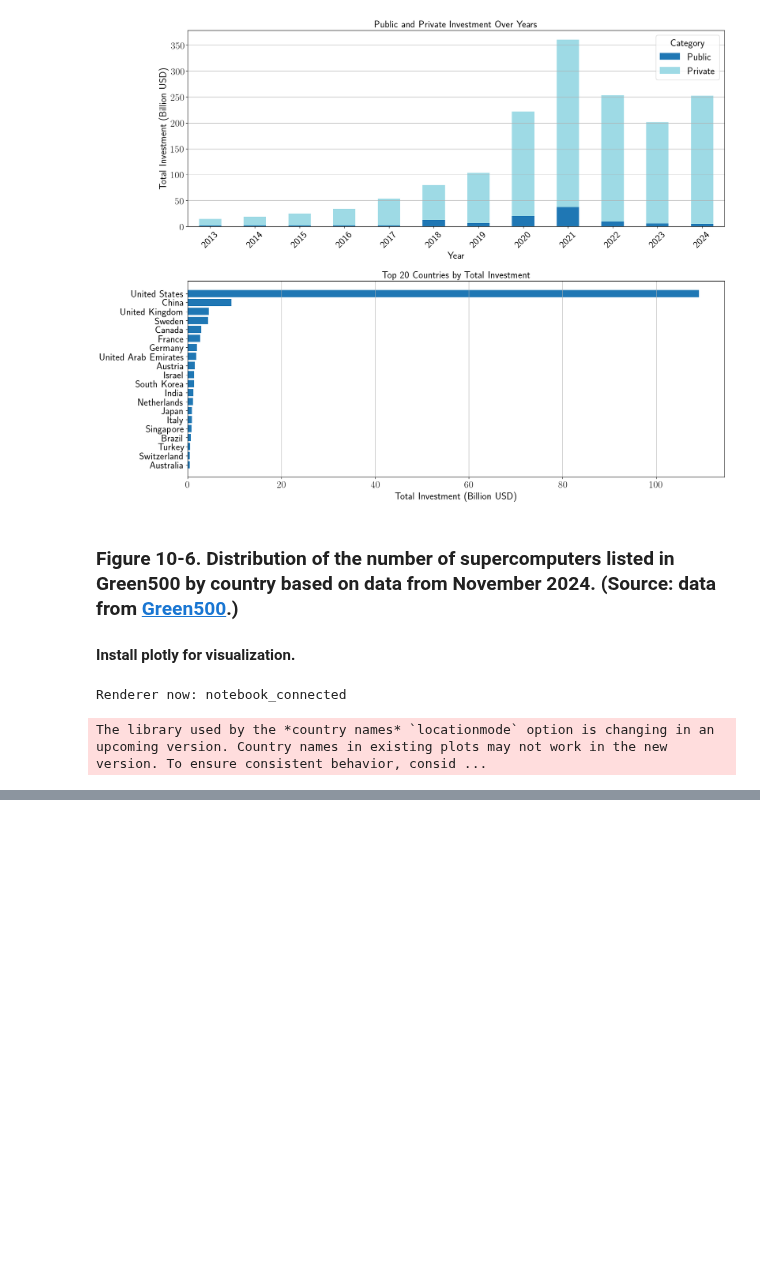
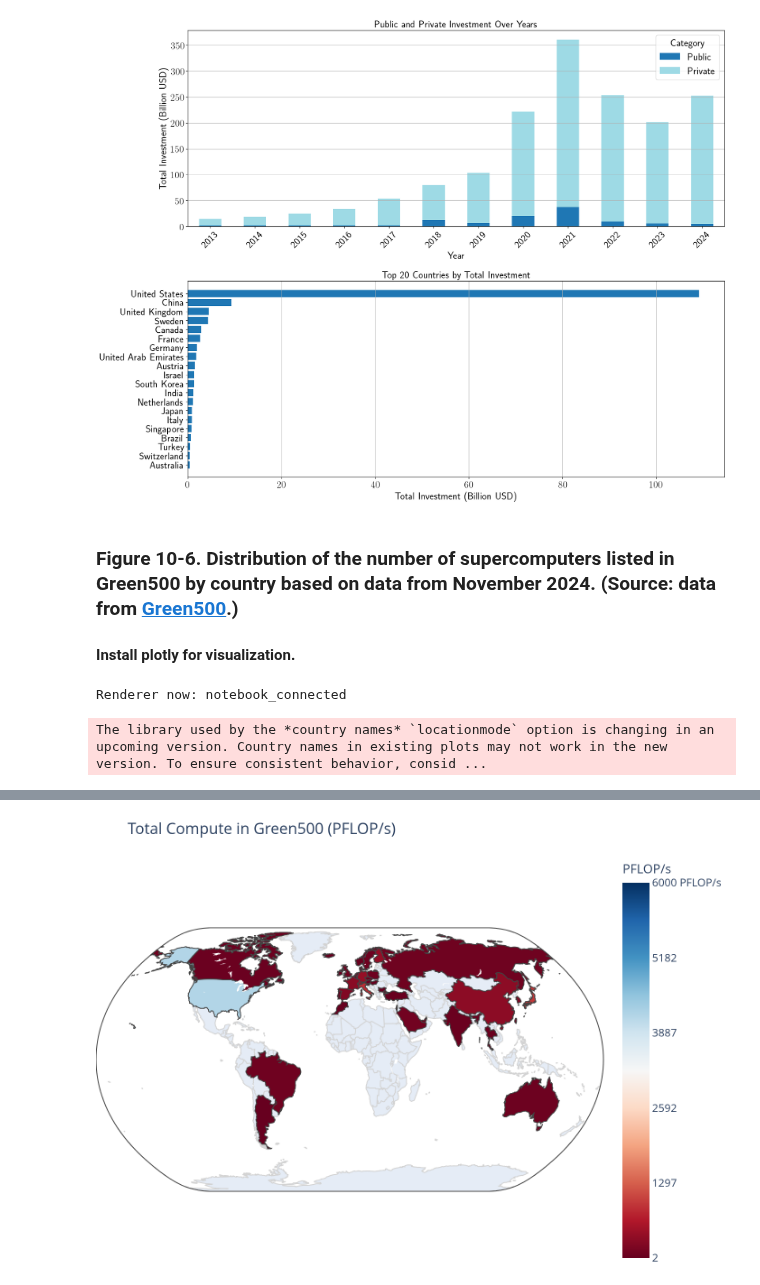
Before and after one commit to raghavian/sustainable_ai, a Jupyter notebook: notebooks/chapter-10.ipynb, the cells around one changed output, grey strips where cells are left out. Saved outputs shown, nothing was run; the diff lists cells and outputs as text; code cells hidden in the pictures; blank space fills up the shorter version.

```diff
--- a/notebooks/chapter-10.ipynb
+++ b/notebooks/chapter-10.ipynb
@@ -264,7 +264,10 @@ fig.update_geos(
     showland=True
 )
 
-fig.show()
+# fig.show()
+
+from IPython.display import Image
+Image(fig.to_image(format="png", scale=2))
 # %% [output]
 Renderer now: notebook_connected
 The library used by the *country names* `locationmode` option is changing in an upcoming version. Country names in existing plots may not work in the new version. To ensure consistent behavior, consid ...
@@ -271,0 +274 @@ The library used by the *country names* `locationmode` option is changing in an
+[figure, added]
```
Also changed, not shown: parts of 2 cells of this notebook.
